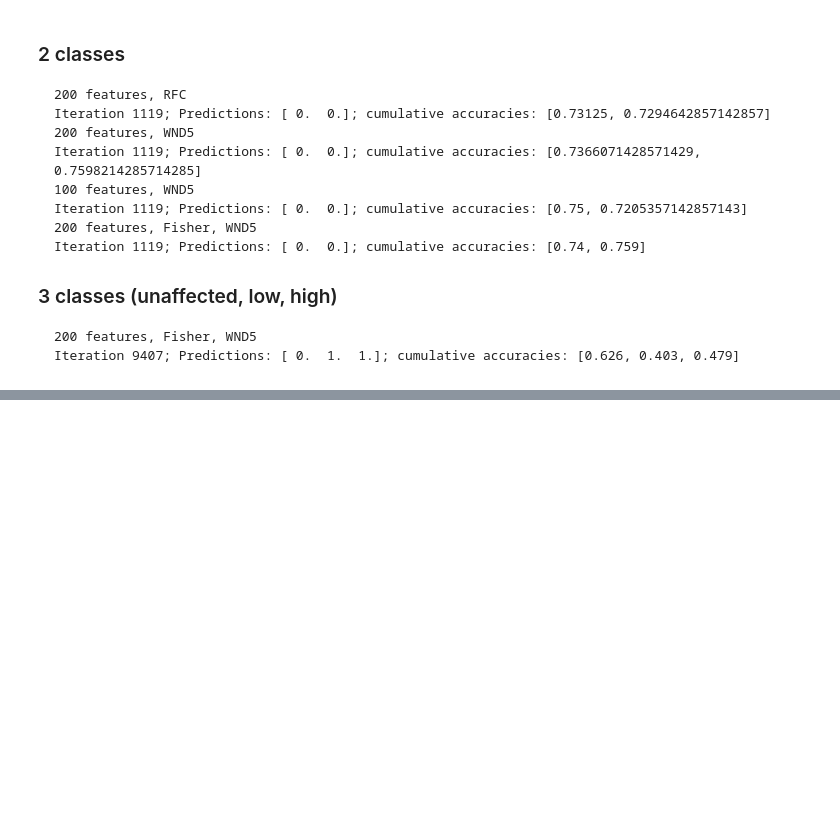
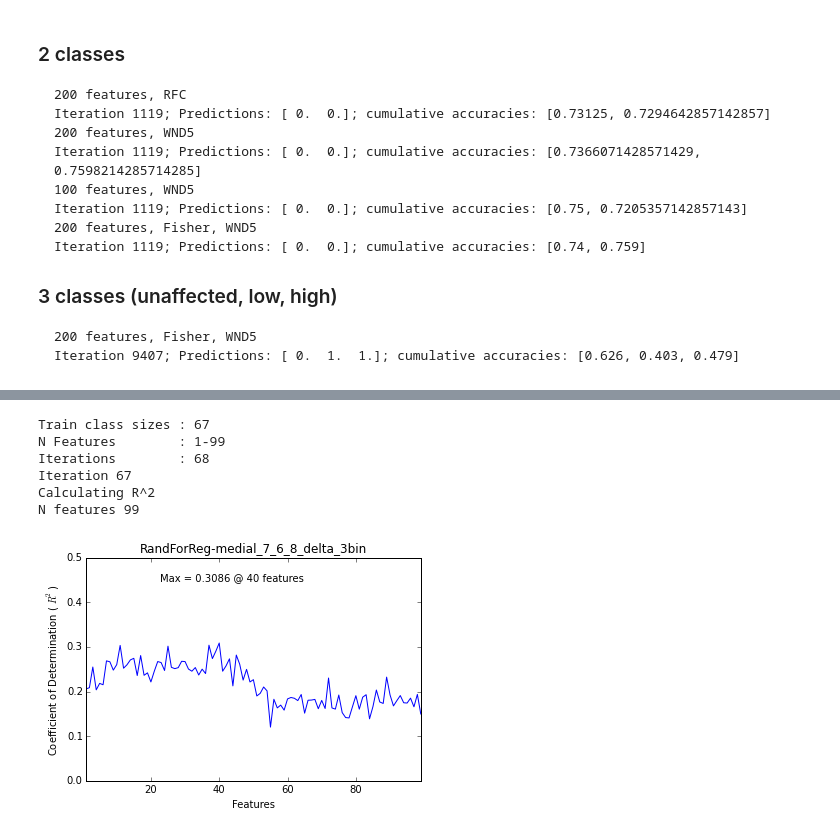
Before and after one commit to ashinskb/ipythOAI, a Jupyter notebook: Analysis.ipynb, the cells around one changed output, grey strips where cells are left out. Cells and saved outputs as stored; diff of their text form; code cells hidden in the pictures; blank space fills up the shorter version.

```diff
--- a/Analysis.ipynb
+++ b/Analysis.ipynb
@@ -183,0 +204,16 @@ R^2: 0.111175526602, p-value: 0.00546021404546
+# %%
+contig_mat = f.ContiguousDataMatrix()
+mat_vals = [float(x) for x in f._contiguous_ground_truth_labels]
+feat_range = range (1,100)
+
+r_squareds_RFR = R2_vs_N_features (contig_mat,mat_vals,feat_range)
+
+Graph_NFeat_vs_R2 ('RandForReg-'+fname,feat_range,r_squareds_RFR)
+# %% [output]
+Train class sizes : 67
+N Features        : 1-99
+Iterations        : 68
+Iteration 67
+Calculating R^2
+N features 99
+[figure, added]
```
Also changed, not shown: parts of 11 cells of this notebook.
